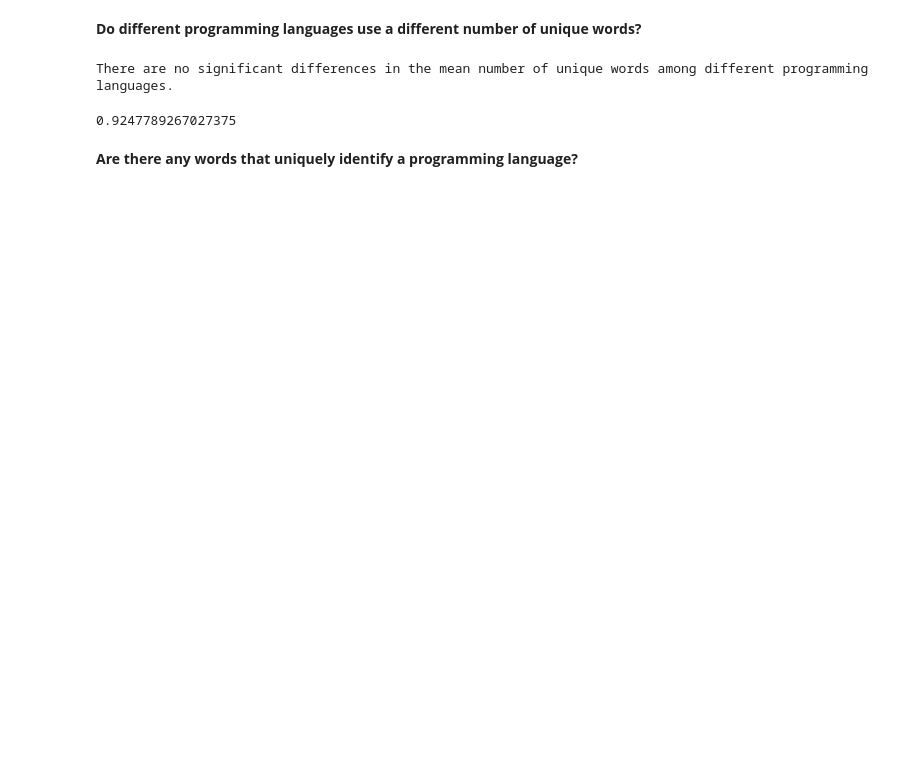
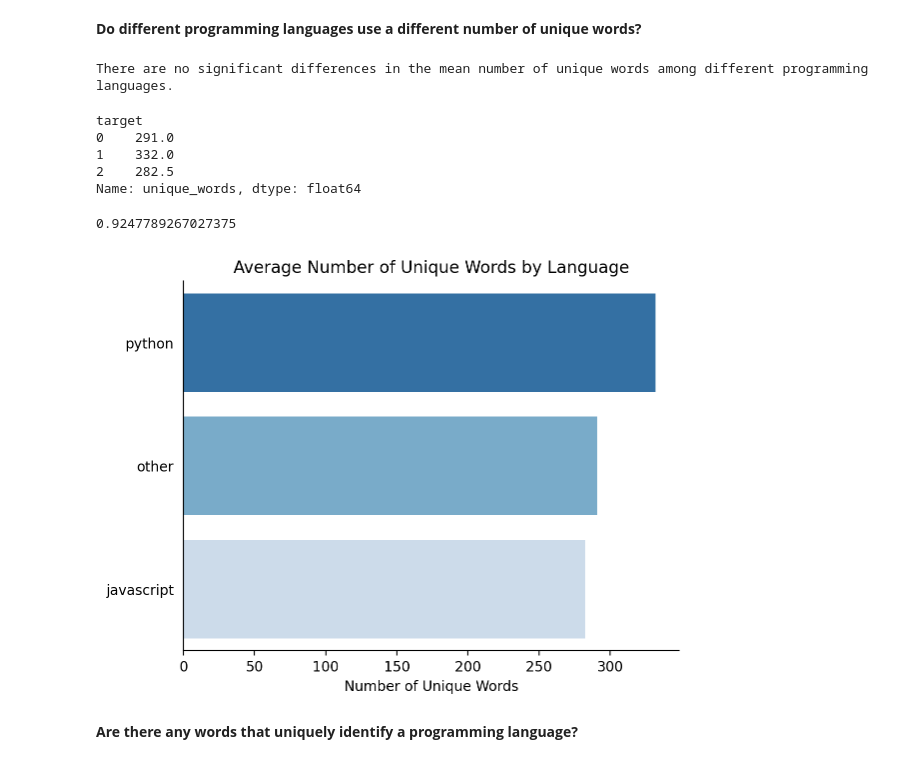
Before and after one commit to NLP-Operation-Repo/NLP-Operation-Repo, a Jupyter notebook: reyes_workbook/Explore.ipynb, the cells around one changed output. Drawn from its saved outputs; the diff is of its cells as text; code cells hidden in the pictures; blank space fills up the shorter version.

```diff
--- a/reyes_workbook/Explore.ipynb
+++ b/reyes_workbook/Explore.ipynb
@@ -198,10 +198,41 @@ else:
     print("There are no significant differences in the mean number of unique words among different programming languages.")
 # %% [output]
 There are no significant differences in the mean number of unique words among different programming languages.
+# %%
+df.groupby('target')['unique_words'].median()
+# %% [output]
+target
+0    291.0
+1    332.0
+2    282.5
+Name: unique_words, dtype: float64
 # %%
 p_value
 # %% [output]
 0.9247789267027375
+# %%
+def plot_unique_word_averages(df):
+
+    df['unique_words'] = df['readme_contents'].apply(lambda x: len(set(x.split())))
+    unique_word_avgs = df.groupby('target')['unique_words'].median()
+    index_mapping = {0: 'other', 1: 'python', 2: 'javascript'}
+    unique_word_avgs.index = unique_word_avgs.sort_index().index.map(index_mapping)
+
+    colors = sns.color_palette("Blues_r", len(unique_word_avgs))
+    sns.barplot(x = unique_word_avgs.sort_values(ascending=False).values,
+                y = unique_word_avgs.sort_values(ascending=False).index,
+                palette=colors)
+    plt.title('Average Number of Unique Words by Language')
+
+    plt.tick_params(axis='both', left=False)
+    plt.ylabel('')
+    plt.xlabel('Number of Unique Words')
+    sns.despine()
+    plt.show()
+
+plot_unique_word_averages(df)
+# %% [output]
+[figure, added]
 # %% [markdown]
 **Are there any words that uniquely identify a programming language?**
 # %%
```
Also changed, not shown: parts of 8 cells of this notebook.
